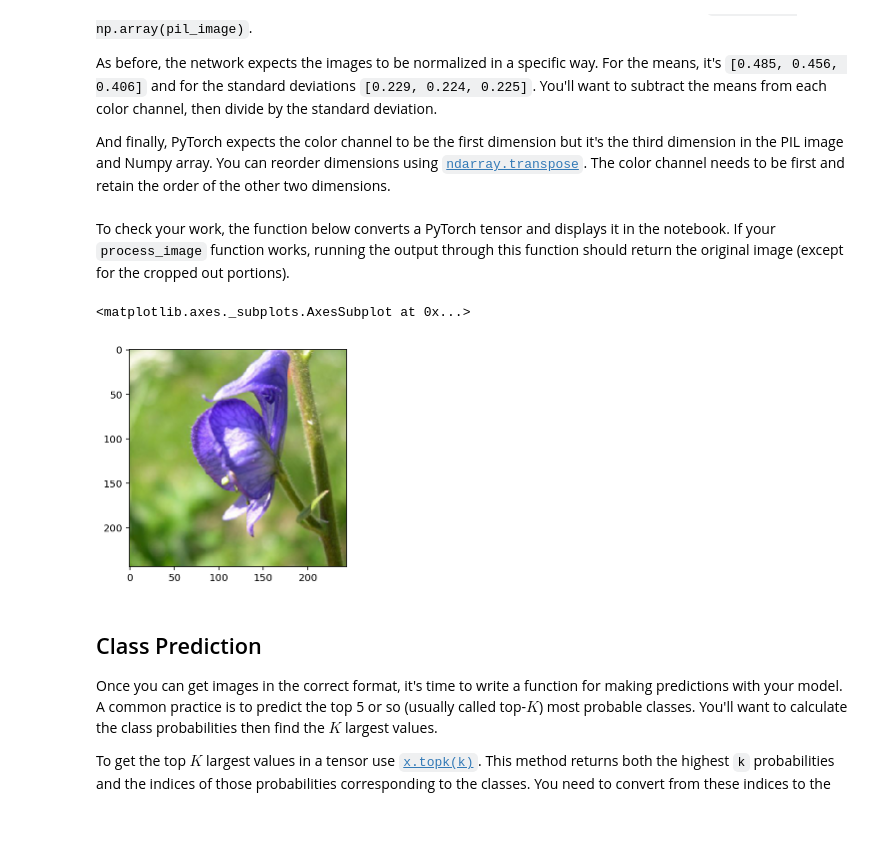
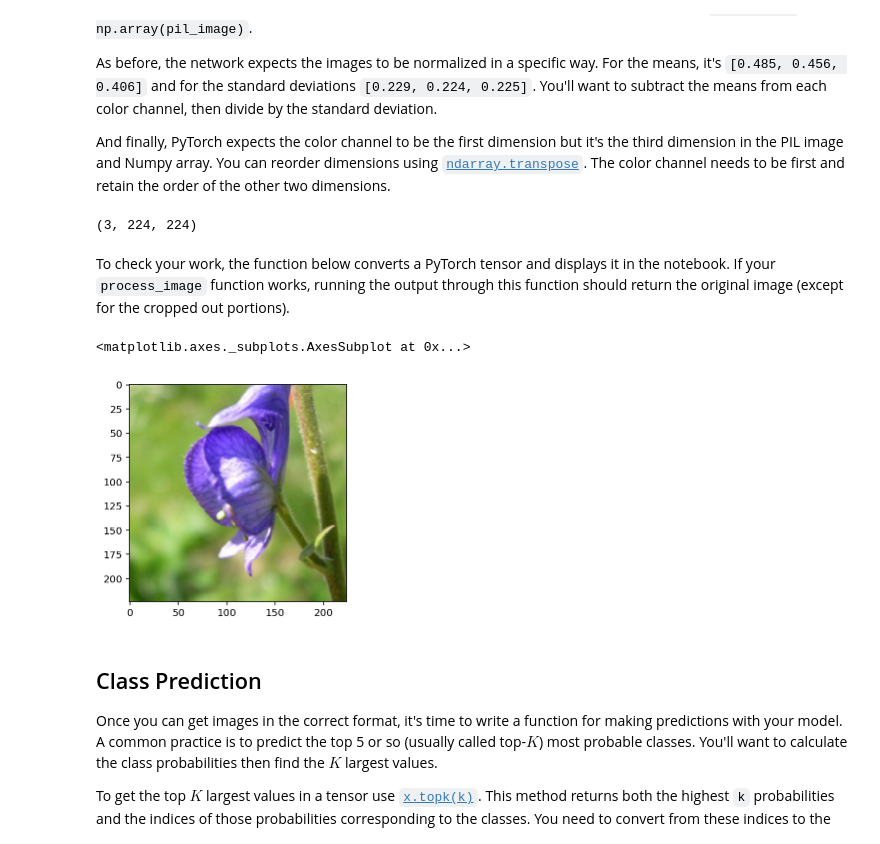
Before and after one commit to chesney/ImageClassifierProject, a Jupyter notebook: Image Classifier Project.ipynb, the cells around one changed output. Drawn from its saved outputs; the diff is of its cells as text; code cells hidden in the pictures.

```diff
--- a/Image Classifier Project.ipynb
+++ b/Image Classifier Project.ipynb
@@ -135,9 +145,3 @@ One last important tip if you're using the workspace to run your code: To avoid
 GPU Workspaces about Keeping Your Session Active. You'll want to include code from the workspace_utils.py module.
 
 **Note for Workspace users:** If your network is over 1 GB when saved as a checkpoint, there might be issues with saving backups in your workspace. Typically this happens with wide dense layers after the convolutional layers. If your saved checkpoint is larger than 1 GB (you can open a terminal and check with `ls -lh`), you should reduce the size of your hidden layers and train again.
-# %%
-# DONE: Build and train your network
-model = models.vgg16(pretrained=True)
-model.name = "vgg16"
-model
-print('Done, created the model')
@@ -301,12 +375,17 @@ Remember that you'll want to completely rebuild the model later so you can use i
 # %%
 # DONE: Save the checkpoint
 model.class_to_idx = train_data.class_to_idx
-
 checkpoint = {
-    'architecture': model.name,
+    'architecture': arch,
     'classifier': model.classifier,
     'class_to_idx': model.class_to_idx,
-    'state_dict': model.state_dict()}
+    'state_dict': model.state_dict(), #model_state
+    'criterion_state': criterion.state_dict(),
+    'epochs': epochs,
+    'learning_rate': learning_rate,
+    'training_batch': training_batch,
+    'validation_testing_batch': validation_testing_batch
+}
 
 print('Saving checkpoint state...')
 torch.save(checkpoint, 'checkpoint.pth')
@@ -409,3 +470,28 @@ def process_image(image):
+# %%
+def process_image(image):
+    """
+    Scales, crops, and normalizes a PIL image for a PyTorch model,
+    returns an Numpy array
+    """
+    # DONE: Process a PIL image for use in a PyTorch model
+    test_image = PIL.Image.open(image)
+
+    adjustments = transforms.Compose([
+        transforms.Resize(256),
+        transforms.CenterCrop(224),
+        transforms.ToTensor(),
+        transforms.Normalize(mean=[0.485, 0.456, 0.406], std=[0.229, 0.224, 0.225])
+    ])
+
+    transformed_img = adjustments(test_image)
+
+    return np.array(transformed_img)
+
+img = (data_dir + '/test' + '/2' + '/image_05100.jpg')
+img = process_image(img)
+print(img.shape)
+# %% [output]
+(3, 224, 224)
 # %% [markdown]
 To check your work, the function below converts a PyTorch tensor and displays it in the notebook. If your `process_image` function works, running the output through this function should return the original image (except for the cropped out portions).
 # %%
@@ -433,11 +519,12 @@ def imshow(image, ax=None, title=None):
     return ax
 # %%
 # Test function on a sample image
-imshow(process_image("flowers/test/9/image_06410.jpg"))
+output = process_image("flowers/test/9/image_06410.jpg")
+imshow(output)
 # image_06410.jpg  image_06413.jpg
 # %% [output]
 <matplotlib.axes._subplots.AxesSubplot at 0x...>
-[figure, old version]
+[figure, new version]
 # %% [markdown]
 ## Class Prediction
 
```
Also changed, not shown: parts of 17 cells of this notebook.
